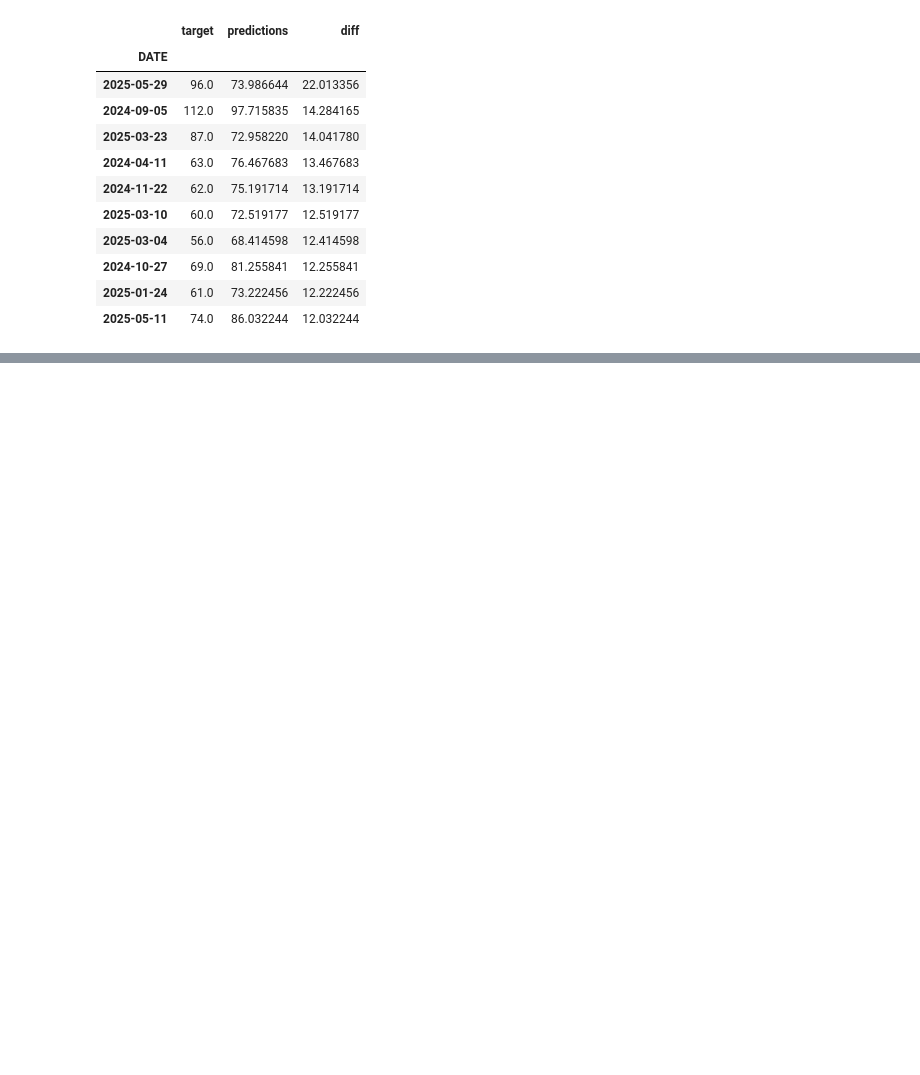
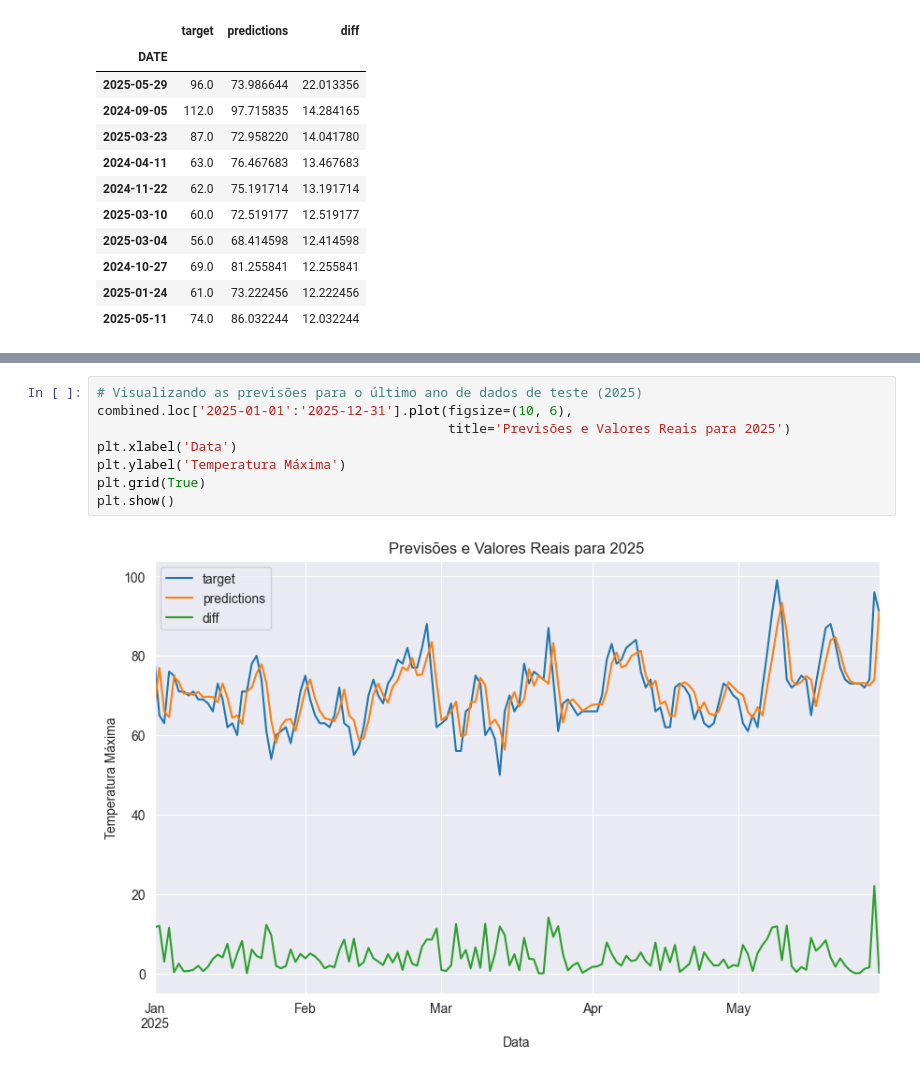
Before and after one commit to Haell39/ClimaPredict_AI, a Jupyter notebook: weather.ipynb, the cells around one changed output, grey strips where cells are left out. Drawn from its saved outputs; the diff is of its cells as text; blank space fills up the shorter version.

```diff
--- a/weather.ipynb
+++ b/weather.ipynb
@@ -541,0 +603,10 @@ combined.sort_values('diff', ascending=False).head(10)
+# %%
+# Visualizando as previsões para o último ano de dados de teste (2025)
+combined.loc['2025-01-01':'2025-12-31'].plot(figsize=(10, 6),
+                                             title='Previsões e Valores Reais para 2025')
+plt.xlabel('Data')
+plt.ylabel('Temperatura Máxima')
+plt.grid(True)
+plt.show()
+# %% [output]
+[figure, added]
```
Also changed, not shown: parts of 5 cells of this notebook.
